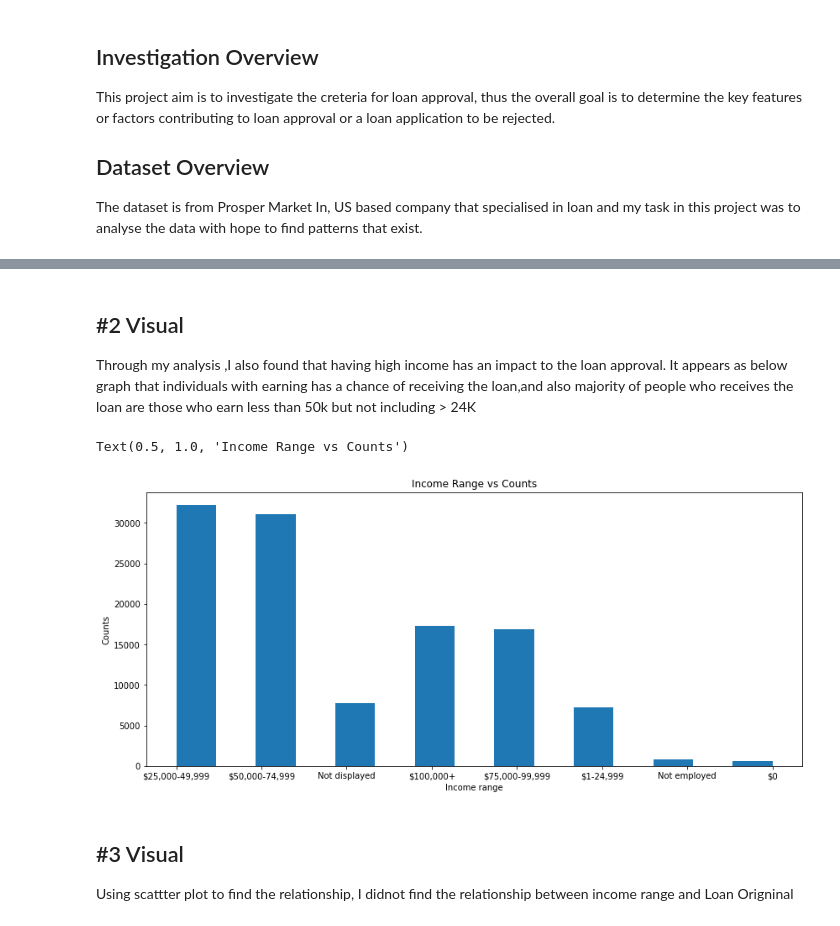
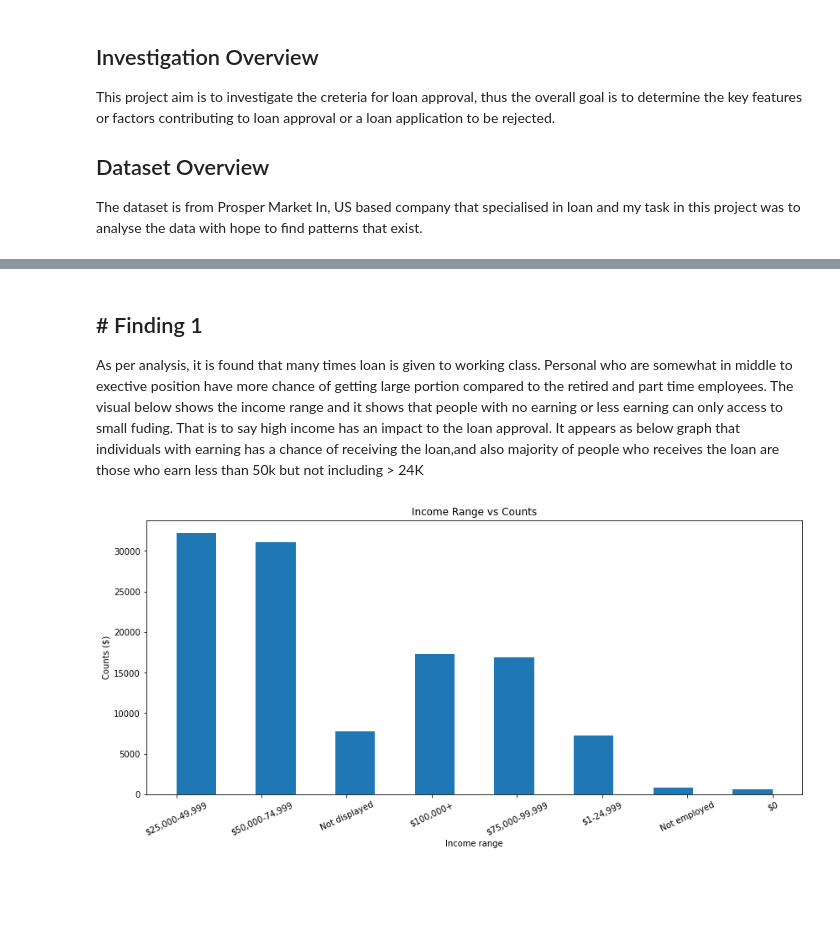
Before and after one commit to iampeterndumba/Loan-Approval, a Jupyter notebook: Bank Loan/Part_II_slide_deck.ipynb, the cells around one changed output, grey strips where cells are left out. Drawn from its saved outputs; the diff is of its cells as text; code cells hidden in the pictures; blank space fills up the shorter version.

```diff
--- a/Bank Loan/Part_II_slide_deck.ipynb
+++ b/Bank Loan/Part_II_slide_deck.ipynb
@@ -36,0 +24,3 @@ Text(0.5, 1.0, 'Employment Status of Borrower vs Counts')
+# %%
+loan_data=loan_df.copy()
+loan_data.head()
@@ -37,17 +35,18 @@ Text(0.5, 1.0, 'Employment Status of Borrower vs Counts')
+# %%
+loan_data['IsBorrowerHomeowner']=loan_data['IsBorrowerHomeowner'].astype(int)
+loan_data['StatedMonthlyIncome']=loan_data['StatedMonthlyIncome'].astype(int)
 # %% [markdown]
-## #2 Visual
-Through my analysis ,I also found that having high income has an impact to the loan approval. It appears as below graph that individuals with earning has a chance of receiving the loan,and also majority of people who receives the loan are those who earn less than 50k but not including  > 24K
+## # Finding 1
+As per analysis, it is found that many times loan is given to working class. Personal who are somewhat in middle to exective position have more chance of getting large portion compared to the retired and part time employees. The visual below shows the income range and it shows that people with no earning or less earning can only access to small fuding.
+That is to say high income has an impact to the loan approval. It appears as below graph that individuals with earning has a chance of receiving the loan,and also majority of people who receives the loan are those who earn less than 50k but not including > 24K
 # %%
 fig_size = plt.figure()
 fig_size.set_figwidth(14)
 fig_size.set_figheight(6)
-plt.hist(data=loan_df,x="IncomeRange",bins=15)
+plt.hist(data=loan_data,x="IncomeRange",bins=15)
 plt.xlabel("Income range")
-plt.ylabel("Counts")
+plt.ylabel("Counts ($)")
 plt.title("Income Range vs Counts")
+plt.xticks(rotation=25);
 # %% [output]
-Text(0.5, 1.0, 'Income Range vs Counts')
-[figure, old version]
+[figure, new version]
-# %% [markdown]
-## #3 Visual
-Using scattter plot to find the relationship, I didnot find the relationship between income range and Loan Origninal
```
Also changed, not shown: parts of 9 cells of this notebook, 5 other files.
